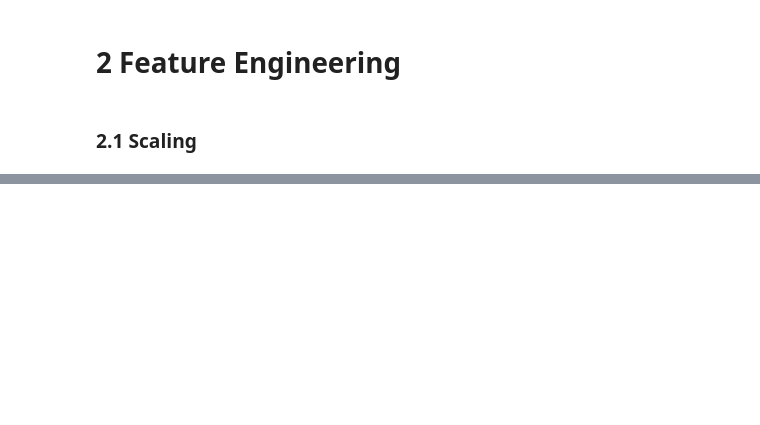
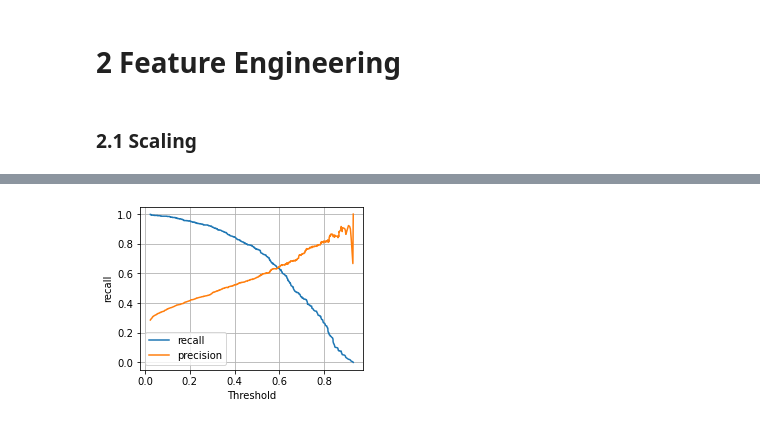
Before and after one commit to zhangy61/ML_lifecycle_template, a Jupyter notebook: EDAAndFeatureEngineering.ipynb, the cells around one changed output, grey strips where cells are left out. Saved outputs shown, nothing was run; the diff lists cells and outputs as text; code cells hidden in the pictures; blank space fills up the shorter version.

```diff
--- a/EDAAndFeatureEngineering.ipynb
+++ b/EDAAndFeatureEngineering.ipynb
@@ -166,0 +447,3 @@ df_standardized.head()
+# %%
+#Train with the best parameter set
+model = xgb.XGBClassifier(n_estimators = 20, max_depth = 3, scale_pos_weight = 2)
@@ -166,0 +498,16 @@ df_standardized.head()
+# %%
+y_test_pred_score = model.predict_proba(X_test_processed)[:,1]
+# %%
+#plot AUC
+precision, recall, thresholds  = precision_recall_curve(y_test, y_test_pred_score)
+# %%
+plt.figure(figsize=(4,3))
+plt.plot(thresholds, recall[1:], label='recall')
+plt.plot(thresholds, precision[1:], label='precision')
+plt.xlabel('Threshold')
+plt.ylabel('recall')
+plt.legend()
+plt.grid()
+plt.show()
+# %% [output]
+[figure, added]
```
Also changed, not shown: parts of 107 cells of this notebook, 8 other files.
